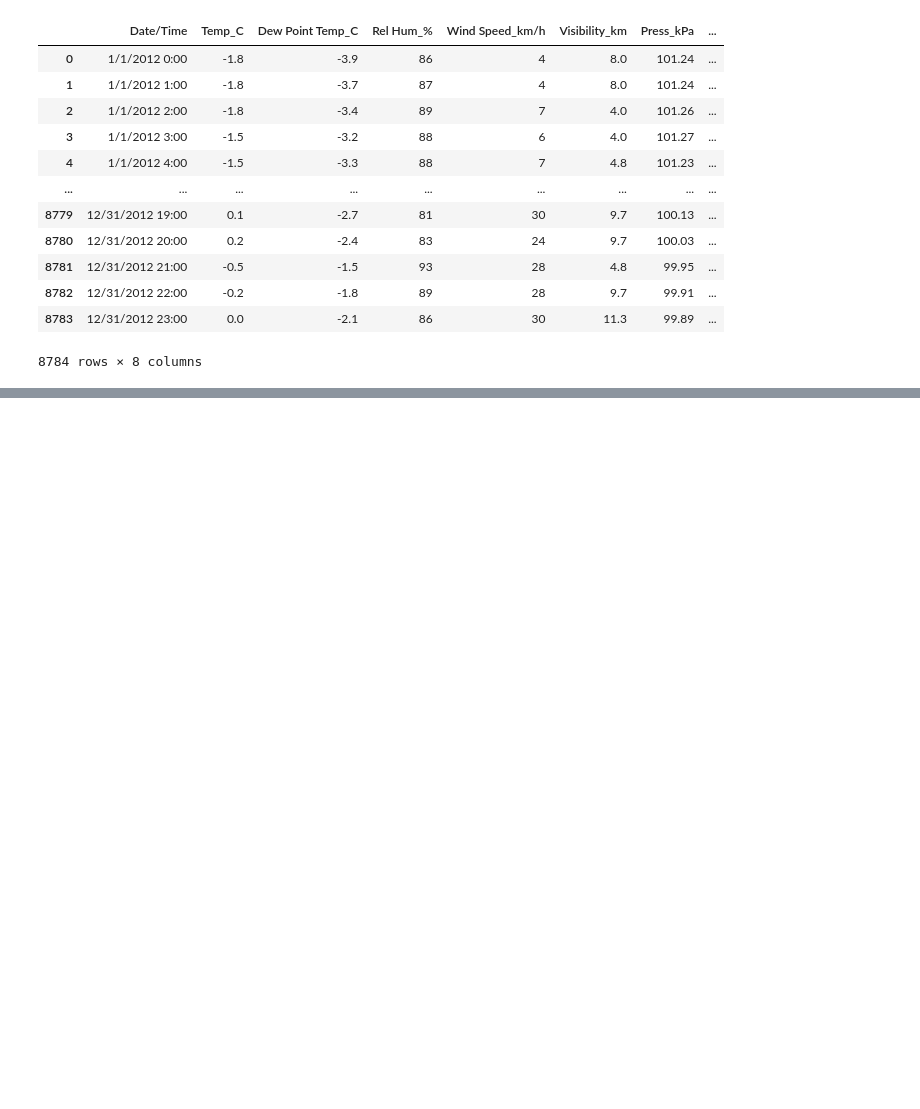
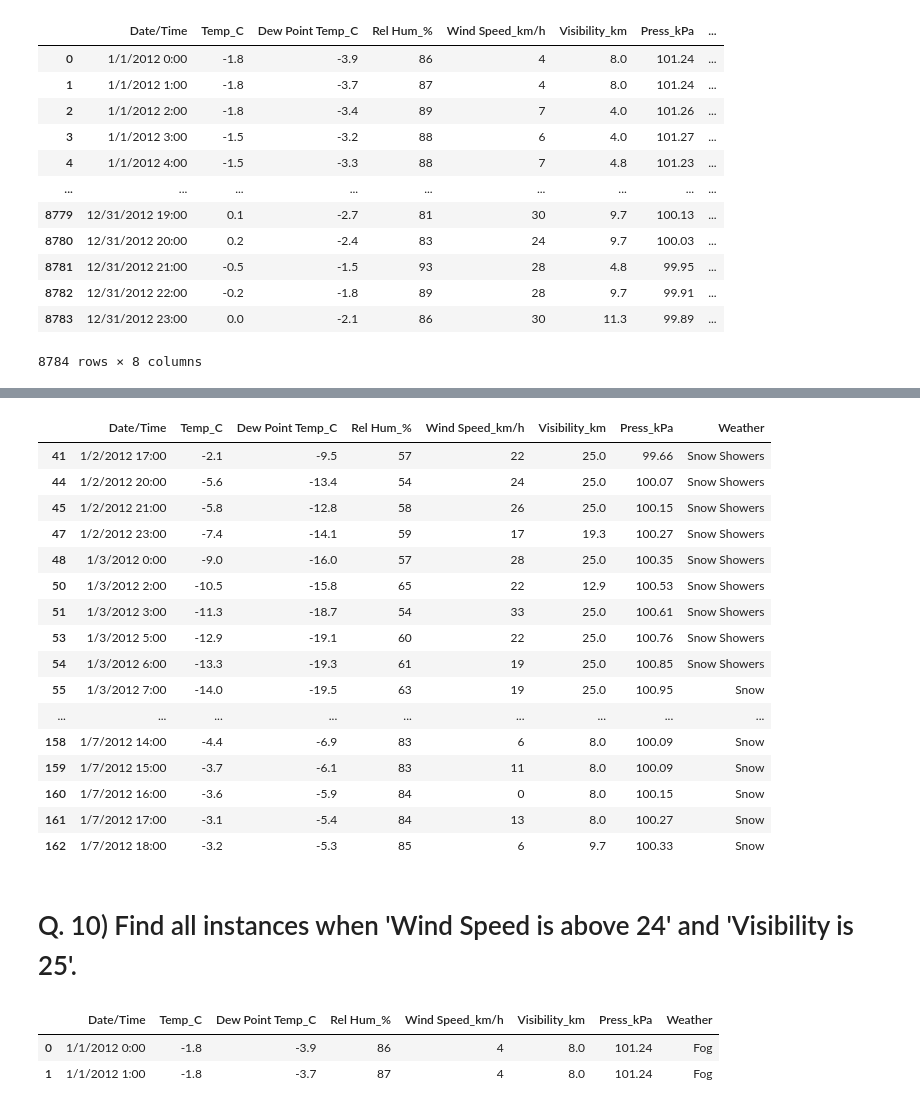
Before and after one commit to MuthuswamyNadar/Python-DSA, a Jupyter notebook: Project file (pandas)/Project_1/Projects_1.ipynb, the cells around one changed output, grey strips where cells are left out. Saved outputs shown, nothing was run; the diff lists cells and outputs as text; code cells hidden in the pictures; blank space fills up the shorter version.

```diff
--- a/Project file (pandas)/Project_1/Projects_1.ipynb
+++ b/Project file (pandas)/Project_1/Projects_1.ipynb
@@ -317,0 +401,30 @@ data.rename(columns={'Weather': 'Weather conditions'})
+# %%
+# using the string ways of doing it
+
+data[data['Weather'].str.contains('Snow')].head(50)
+# %% [output]
+|  | Date/Time | Temp_C | Dew Point Temp_C | Rel Hum_% | Wind Speed_km/h | Visibility_km | Press_kPa | Weather |
+| 41 | 1/2/2012 17:00 | -2.1 | -9.5 | 57 | 22 | 25.0 | 99.66 | Snow Showers |
+| 44 | 1/2/2012 20:00 | -5.6 | -13.4 | 54 | 24 | 25.0 | 100.07 | Snow Showers |
+| 45 | 1/2/2012 21:00 | -5.8 | -12.8 | 58 | 26 | 25.0 | 100.15 | Snow Showers |
+| 47 | 1/2/2012 23:00 | -7.4 | -14.1 | 59 | 17 | 19.3 | 100.27 | Snow Showers |
+| 48 | 1/3/2012 0:00 | -9.0 | -16.0 | 57 | 28 | 25.0 | 100.35 | Snow Showers |
+| 50 | 1/3/2012 2:00 | -10.5 | -15.8 | 65 | 22 | 12.9 | 100.53 | Snow Showers |
+| 51 | 1/3/2012 3:00 | -11.3 | -18.7 | 54 | 33 | 25.0 | 100.61 | Snow Showers |
+| 53 | 1/3/2012 5:00 | -12.9 | -19.1 | 60 | 22 | 25.0 | 100.76 | Snow Showers |
+| 54 | 1/3/2012 6:00 | -13.3 | -19.3 | 61 | 19 | 25.0 | 100.85 | Snow Showers |
+| 55 | 1/3/2012 7:00 | -14.0 | -19.5 | 63 | 19 | 25.0 | 100.95 | Snow |
+| ... | ... | ... | ... | ... | ... | ... | ... | ... |
+| 158 | 1/7/2012 14:00 | -4.4 | -6.9 | 83 | 6 | 8.0 | 100.09 | Snow |
+| 159 | 1/7/2012 15:00 | -3.7 | -6.1 | 83 | 11 | 8.0 | 100.09 | Snow |
+| 160 | 1/7/2012 16:00 | -3.6 | -5.9 | 84 | 0 | 8.0 | 100.15 | Snow |
+| 161 | 1/7/2012 17:00 | -3.1 | -5.4 | 84 | 13 | 8.0 | 100.27 | Snow |
+| 162 | 1/7/2012 18:00 | -3.2 | -5.3 | 85 | 6 | 9.7 | 100.33 | Snow |
+# %% [markdown]
+# Q. 10) Find all instances when 'Wind Speed is above 24' and 'Visibility is 25'.
+# %%
+data.head(2)
+# %% [output]
+|  | Date/Time | Temp_C | Dew Point Temp_C | Rel Hum_% | Wind Speed_km/h | Visibility_km | Press_kPa | Weather |
+| 0 | 1/1/2012 0:00 | -1.8 | -3.9 | 86 | 4 | 8.0 | 101.24 | Fog |
+| 1 | 1/1/2012 1:00 | -1.8 | -3.7 | 87 | 4 | 8.0 | 101.24 | Fog |
```
Also changed, not shown: parts of 28 cells of this notebook.
